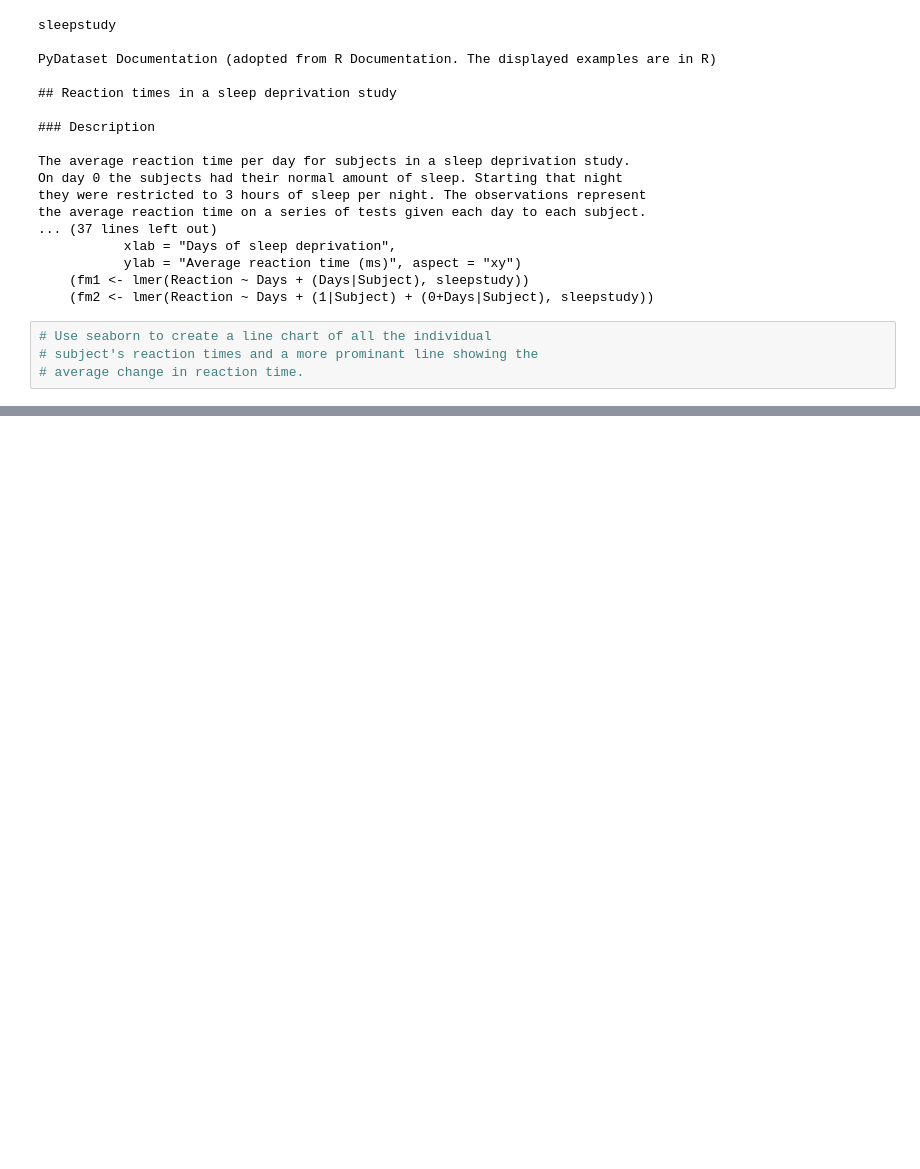
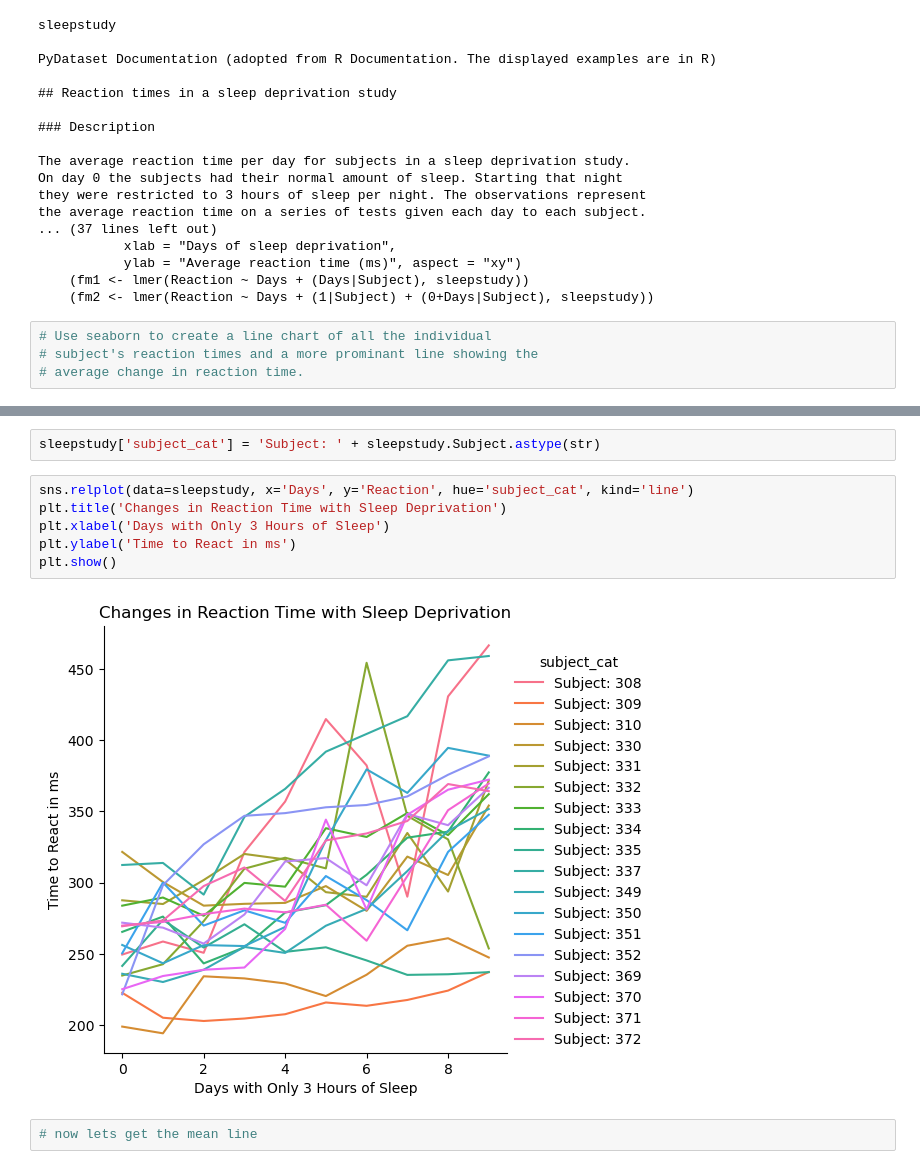
Before and after one commit to caroline-miller0921/numpy-pandas-visualization-exercises, a Jupyter notebook: seaborn_exercises.ipynb, the cells around one changed output, grey strips where cells are left out. Cells and saved outputs as stored; diff of their text form; blank space fills up the shorter version.

```diff
--- a/seaborn_exercises.ipynb
+++ b/seaborn_exercises.ipynb
@@ -502,0 +506,12 @@ plt.show()
+# %%
+sleepstudy['subject_cat'] = 'Subject: ' + sleepstudy.Subject.astype(str)
+# %%
+sns.relplot(data=sleepstudy, x='Days', y='Reaction', hue='subject_cat', kind='line')
+plt.title('Changes in Reaction Time with Sleep Deprivation')
+plt.xlabel('Days with Only 3 Hours of Sleep')
+plt.ylabel('Time to React in ms')
+plt.show()
+# %% [output]
+[figure, added]
+# %%
+# now lets get the mean line
```
Also changed, not shown: parts of 12 cells of this notebook, 3 other files.
